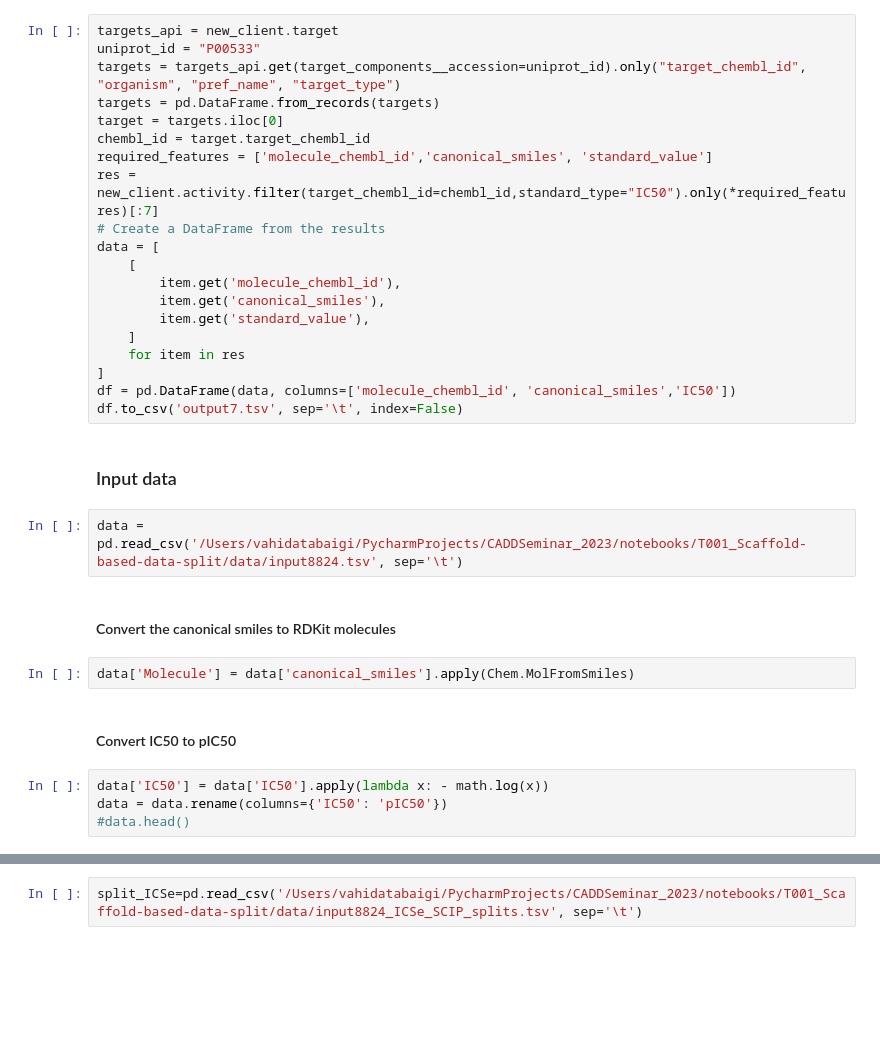
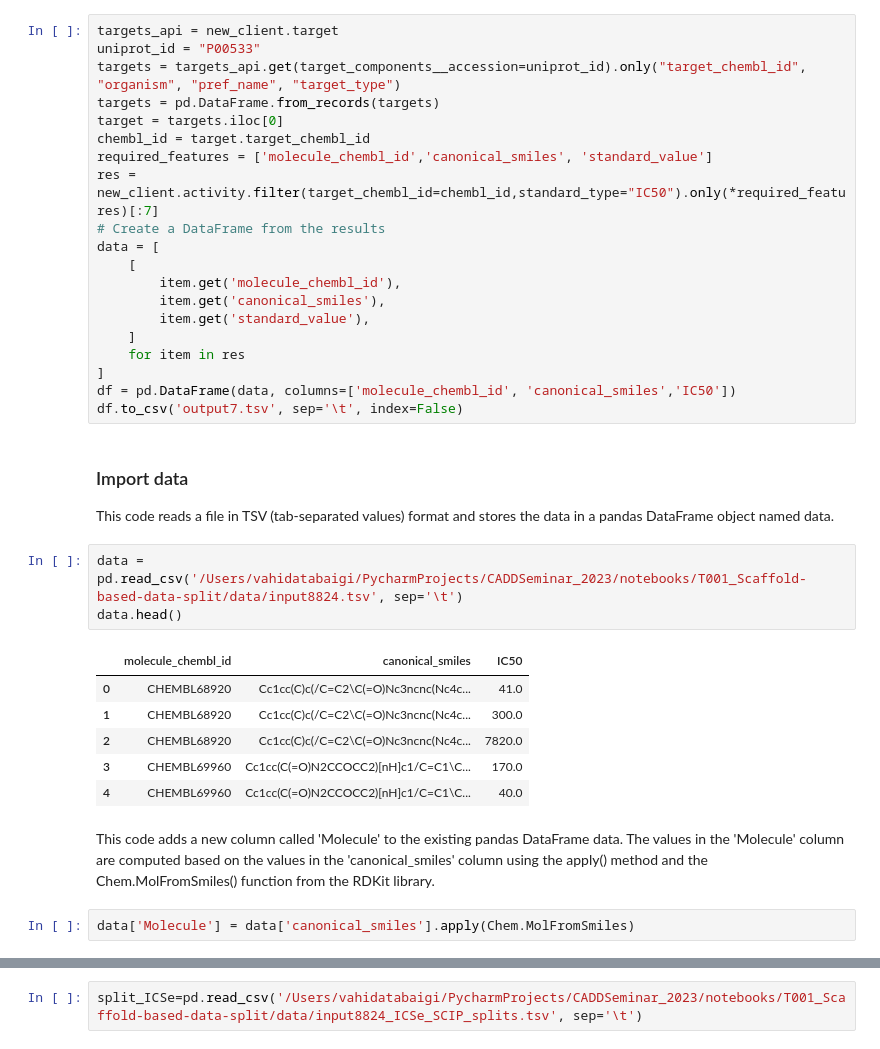
Before and after one commit to volkamerlab/CADDSeminar_2023, a Jupyter notebook: notebooks/T001_Scaffold-based-data-split/T001_Scaffold-based-data-split.ipynb, the cells around one changed output, grey strips where cells are left out. Drawn from its saved outputs; the diff is of its cells as text; blank space fills up the shorter version.

```diff
--- a/notebooks/T001_Scaffold-based-data-split/T001_Scaffold-based-data-split.ipynb
+++ b/notebooks/T001_Scaffold-based-data-split/T001_Scaffold-based-data-split.ipynb
@@ -231,17 +164,20 @@ data = [
 ]
 df = pd.DataFrame(data, columns=['molecule_chembl_id', 'canonical_smiles','IC50'])
 df.to_csv('output7.tsv', sep='\t', index=False)
-# %% [markdown]
-### Input data
+# %% [markdown]
+### Import data
+This code reads a file in TSV (tab-separated values) format and stores the data in a pandas DataFrame object named data.
 # %%
 data = pd.read_csv('/Users/vahidatabaigi/PycharmProjects/CADDSeminar_2023/notebooks/T001_Scaffold-based-data-split/data/input8824.tsv', sep='\t')
+data.head()
+# %% [output]
+|  | molecule_chembl_id | canonical_smiles | IC50 |
+| 0 | CHEMBL68920 | Cc1cc(C)c(/C=C2\C(=O)Nc3ncnc(Nc4c... | 41.0 |
+| 1 | CHEMBL68920 | Cc1cc(C)c(/C=C2\C(=O)Nc3ncnc(Nc4c... | 300.0 |
+| 2 | CHEMBL68920 | Cc1cc(C)c(/C=C2\C(=O)Nc3ncnc(Nc4c... | 7820.0 |
+| 3 | CHEMBL69960 | Cc1cc(C(=O)N2CCOCC2)[nH]c1/C=C1\C... | 170.0 |
+| 4 | CHEMBL69960 | Cc1cc(C(=O)N2CCOCC2)[nH]c1/C=C1\C... | 40.0 |
-# %% [markdown]
-#### Convert the canonical smiles to RDKit molecules
+# %% [markdown]
+This code adds a new column called 'Molecule' to the existing pandas DataFrame data. The values in the 'Molecule' column are computed based on the values in the 'canonical_smiles' column using the apply() method and the Chem.MolFromSmiles() function from the RDKit library.
 # %%
 data['Molecule'] = data['canonical_smiles'].apply(Chem.MolFromSmiles)
-# %% [markdown]
-#### Convert IC50 to pIC50
-# %%
-data['IC50'] = data['IC50'].apply(lambda x: - math.log(x))
-data = data.rename(columns={'IC50': 'pIC50'})
-#data.head()
```
Also changed, not shown: parts of 91 cells of this notebook.
